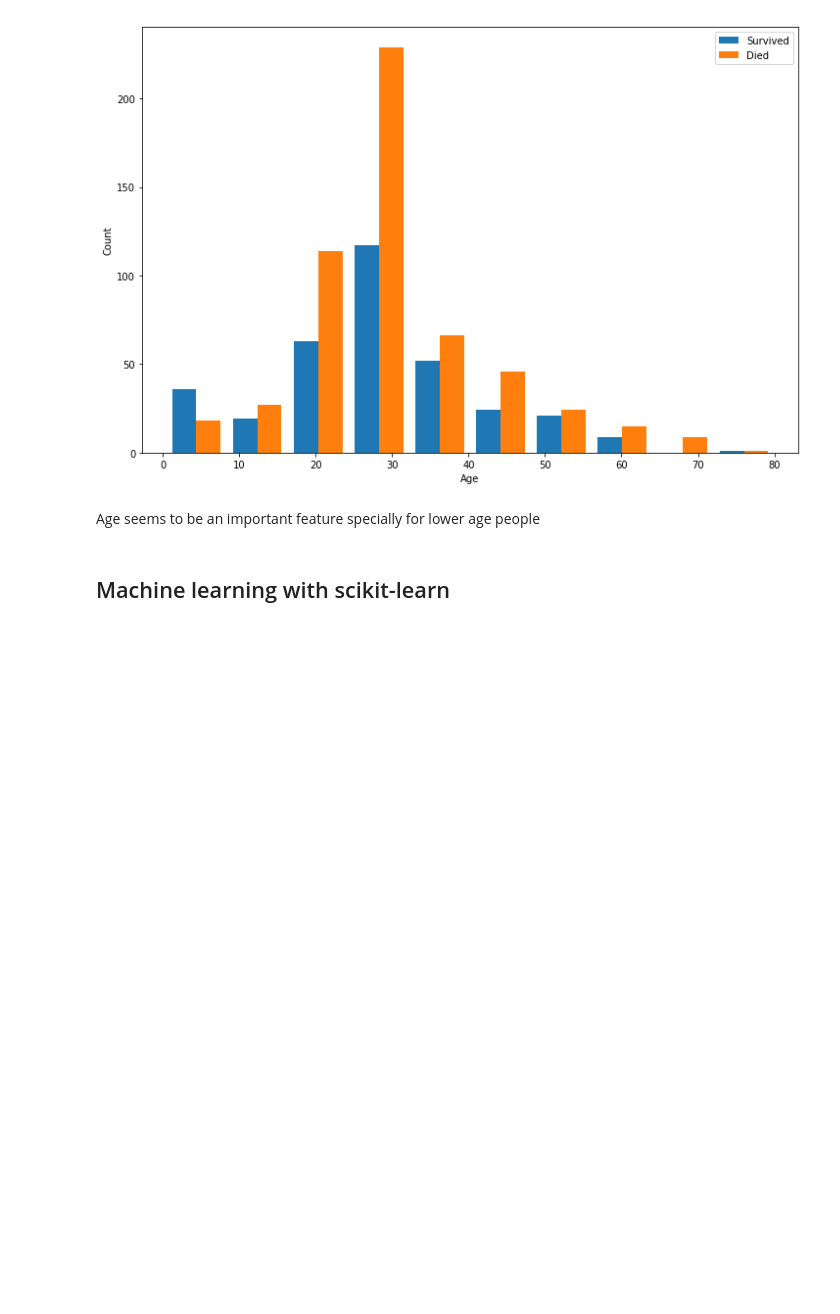
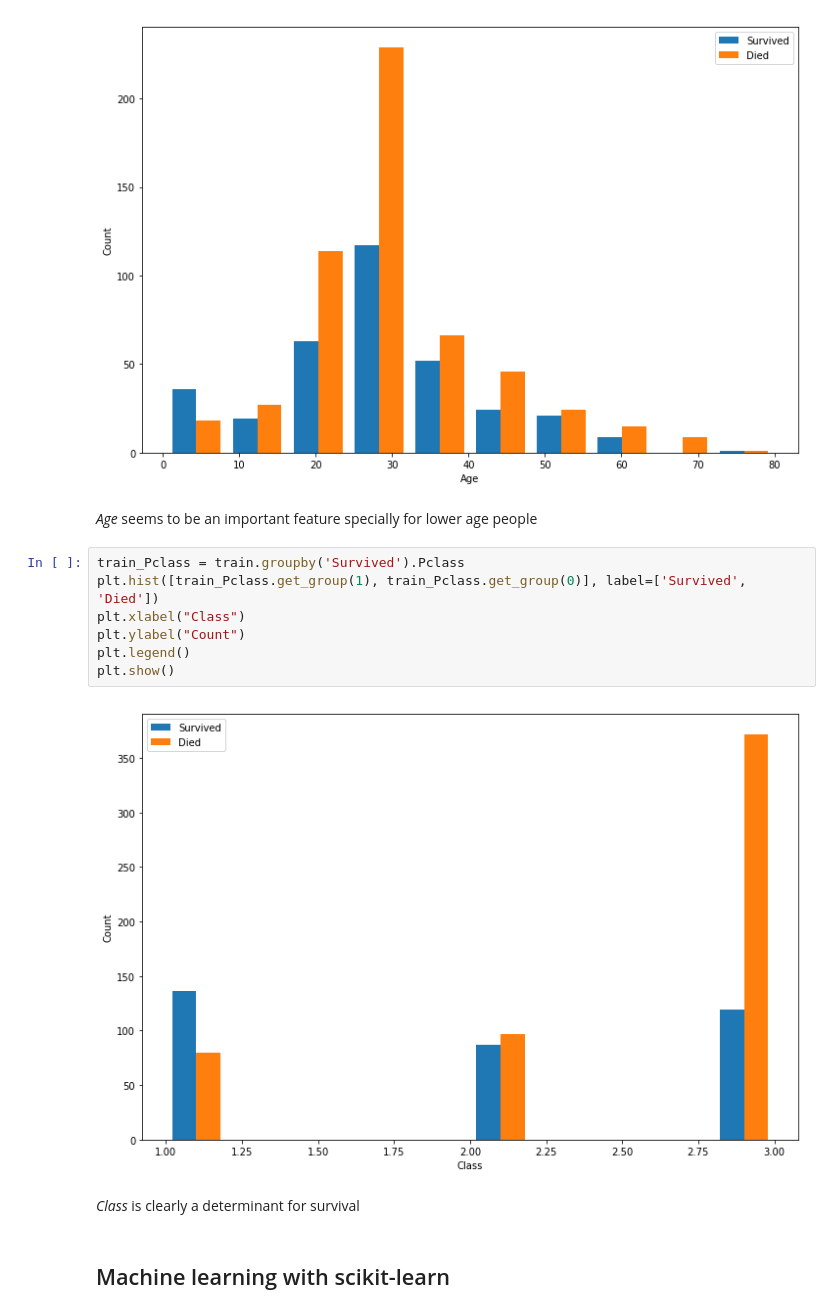
Before and after one commit to robertohueso/kaggle, a Jupyter notebook: titanic/titanic.ipynb, the cells around one changed output. Saved outputs shown, nothing was run; the diff lists cells and outputs as text; blank space fills up the shorter version.

Commit message:
Add pclass plot

```diff
--- a/titanic/titanic.ipynb
+++ b/titanic/titanic.ipynb
@@ -113,7 +113,18 @@ plt.show()
 # %% [output]
 [figure]
 # %% [markdown]
-Age seems to be an important feature specially for lower age people
+*Age* seems to be an important feature specially for lower age people
+# %%
+train_Pclass = train.groupby('Survived').Pclass
+plt.hist([train_Pclass.get_group(1), train_Pclass.get_group(0)], label=['Survived', 'Died'])
+plt.xlabel("Class")
+plt.ylabel("Count")
+plt.legend()
+plt.show()
+# %% [output]
+[figure, added]
+# %% [markdown]
+*Class* is clearly a determinant for survival
 # %% [markdown]
 ## Machine learning with scikit-learn
 # %% [markdown]
```
Also changed, not shown: parts of 1 cell of this notebook.
